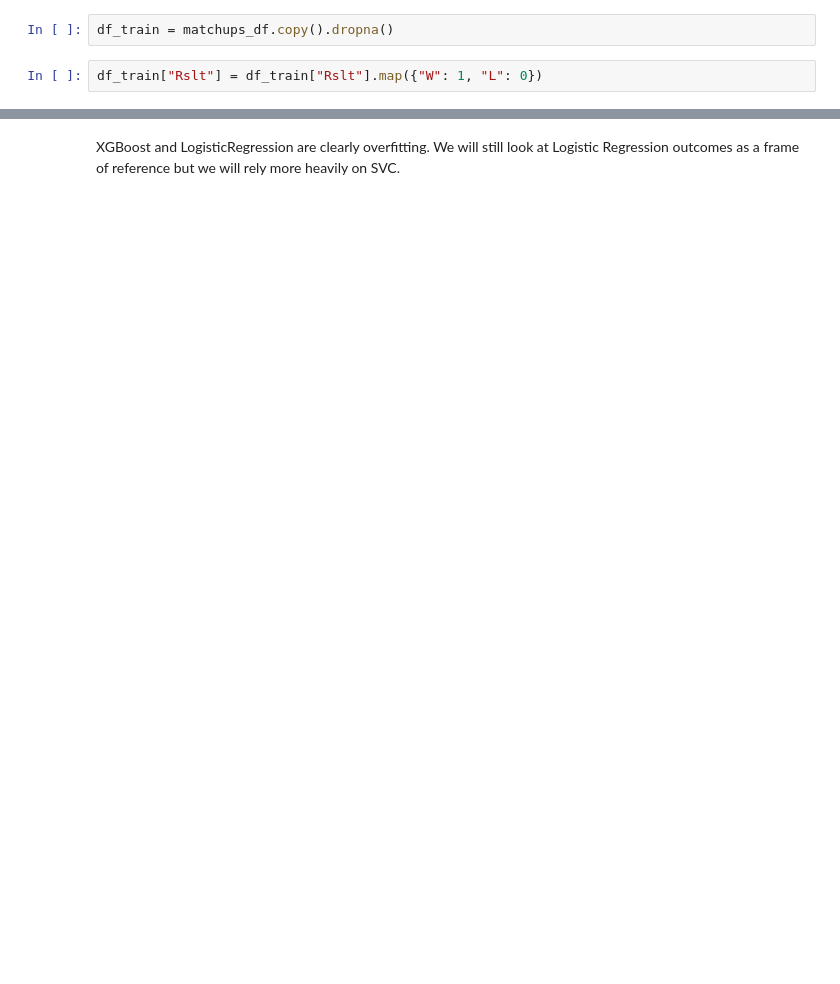
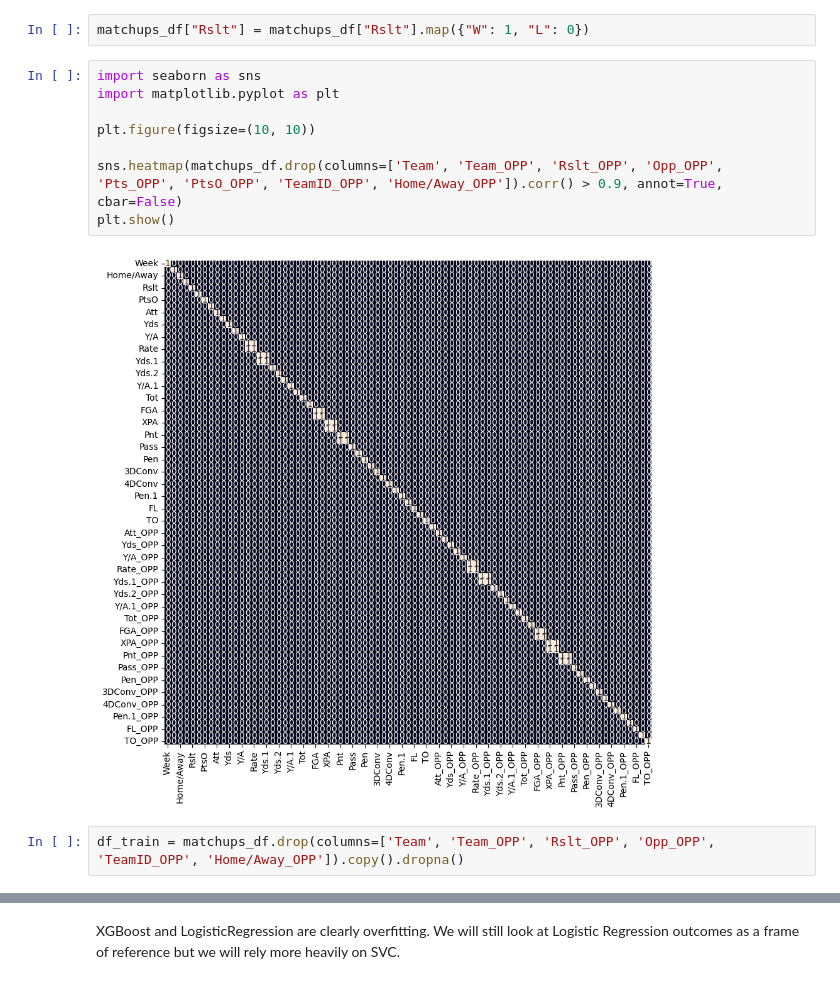
Before and after one commit to pchalhoub/portfolio, a Jupyter notebook: NFL2025.ipynb, the cells around one changed output, grey strips where cells are left out. Drawn from its saved outputs; the diff is of its cells as text; blank space fills up the shorter version.

```diff
--- a/NFL2025.ipynb
+++ b/NFL2025.ipynb
@@ -42,7 +42,17 @@ matchups_df
+# %%
+matchups_df["Rslt"] = matchups_df["Rslt"].map({"W": 1, "L": 0})
+# %%
+import seaborn as sns
+import matplotlib.pyplot as plt
+
+plt.figure(figsize=(10, 10))
+
+sns.heatmap(matchups_df.drop(columns=['Team', 'Team_OPP', 'Rslt_OPP', 'Opp_OPP', 'Pts_OPP', 'PtsO_OPP', 'TeamID_OPP', 'Home/Away_OPP']).corr() > 0.9, annot=True, cbar=False)
+plt.show()
+# %% [output]
+[figure, added]
 # %%
-df_train = matchups_df.copy().dropna()
+df_train = matchups_df.drop(columns=['Team', 'Team_OPP', 'Rslt_OPP', 'Opp_OPP', 'TeamID_OPP', 'Home/Away_OPP']).copy().dropna()
-# %%
-df_train["Rslt"] = df_train["Rslt"].map({"W": 1, "L": 0})
 # %%
 df_train.columns
 # %% [output]
```
Also changed, not shown: parts of 20 cells of this notebook, 1 other file.
